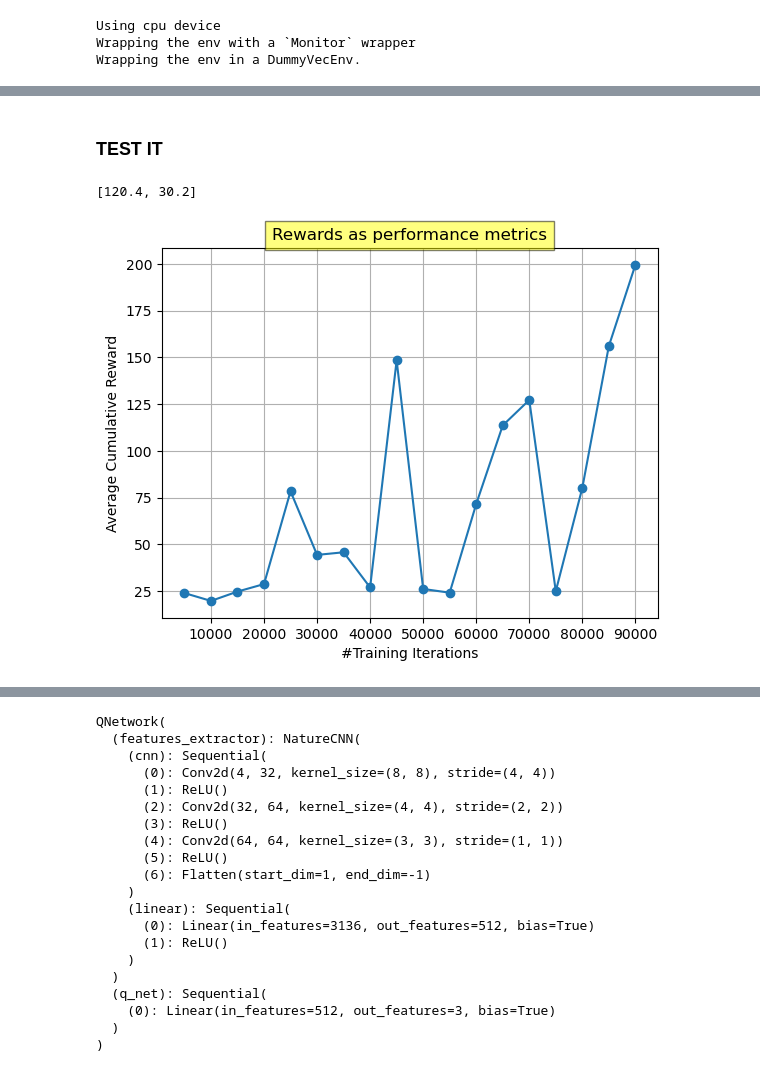
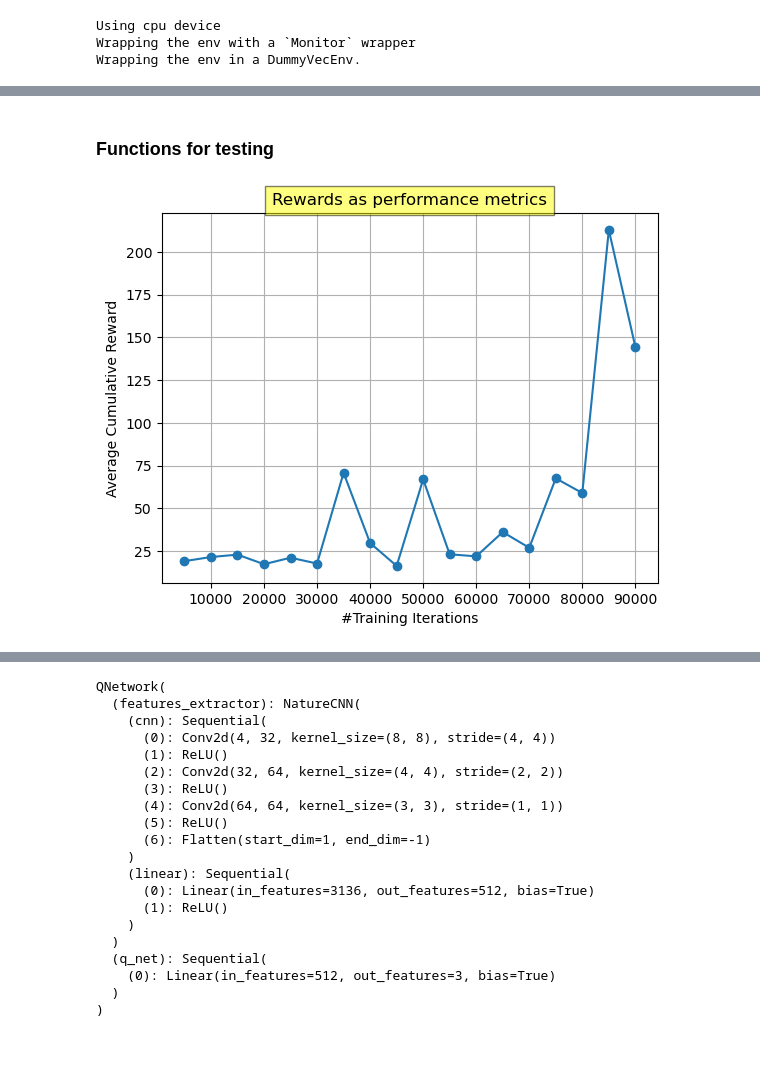
Before and after one commit to eno-sim/RL_project, a Jupyter notebook: chrome_rino.ipynb, the cells around one changed output, grey strips where cells are left out. Drawn from its saved outputs; the diff is of its cells as text; code cells hidden in the pictures.

```diff
--- a/chrome_rino.ipynb
+++ b/chrome_rino.ipynb
@@ -197,7 +203,7 @@ class TrainAndLoggingCallback(BaseCallback):
     # if the number of steps is a multiple of check_freq, the model is saved
     # the model is saved in the folder "train" with the name "best_model_{}" where {} is the number of steps
 # %%
-CHECKPOINT_DIR = "./train"
+CHECKPOINT_DIR = "./train1"
 LOG_DIR = './logs/'
 # %%
 callback = TrainAndLoggingCallback(check_freq=5000, save_path = CHECKPOINT_DIR)
@@ -257,8 +263,9 @@ Logging to ./logs/DQN_5
 <stable_baselines3.dqn.dqn.DQN at 0x...>
-# %% [markdown]
-### TEST IT
+# %% [markdown]
+### Functions for testing
 # %%
-def compute_average_rewards(start, stop, step, env, model_directory='train', num_episodes=5):
+# computes the average reward for a given model and a given number of episodes
+def compute_average_rewards(start, stop, step, env, model_directory='train1', num_episodes=5):
     average_rewards = []
     iterations = range(start, stop + step, step)
 
@@ -291,18 +298,14 @@ def plot_average_rewards(average_rewards, iterations):
     plt.xticks(range(10000, 100000, 10000))
     plt.grid()
     plt.show()
+# %%
+env = WebGame()
 # %%
-# Compute the average rewards
-avg_rewards, iterations = compute_average_rewards(5000, 90000, 5000, env)
+# Plot the average rewards
+avg_rewards, iterations = compute_average_rewards(5000, 90000, 5000, env, model_directory='train1')
+plot_average_rewards(avg_rewards, iterations)
+# %% [output]
+[figure, added]
-# %%
-avg_rewards
-# %% [output]
-[120.4, 30.2]
-# %%
-# Plot the average rewards
-plot_average_rewards(avg_rewards, iterations)
-# %% [output]
-[figure, removed]
 # %%
 def collect_states(env, num_states):
     states = []
```
Also changed, not shown: parts of 33 cells of this notebook, 55 other files.
